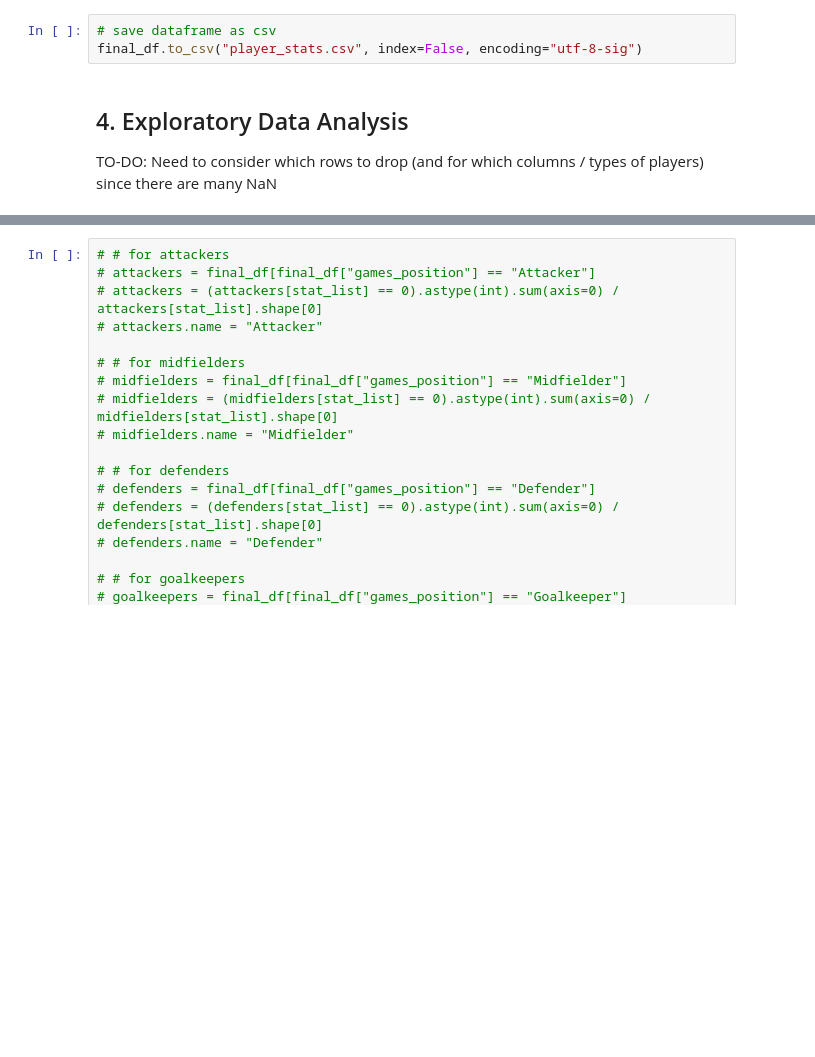
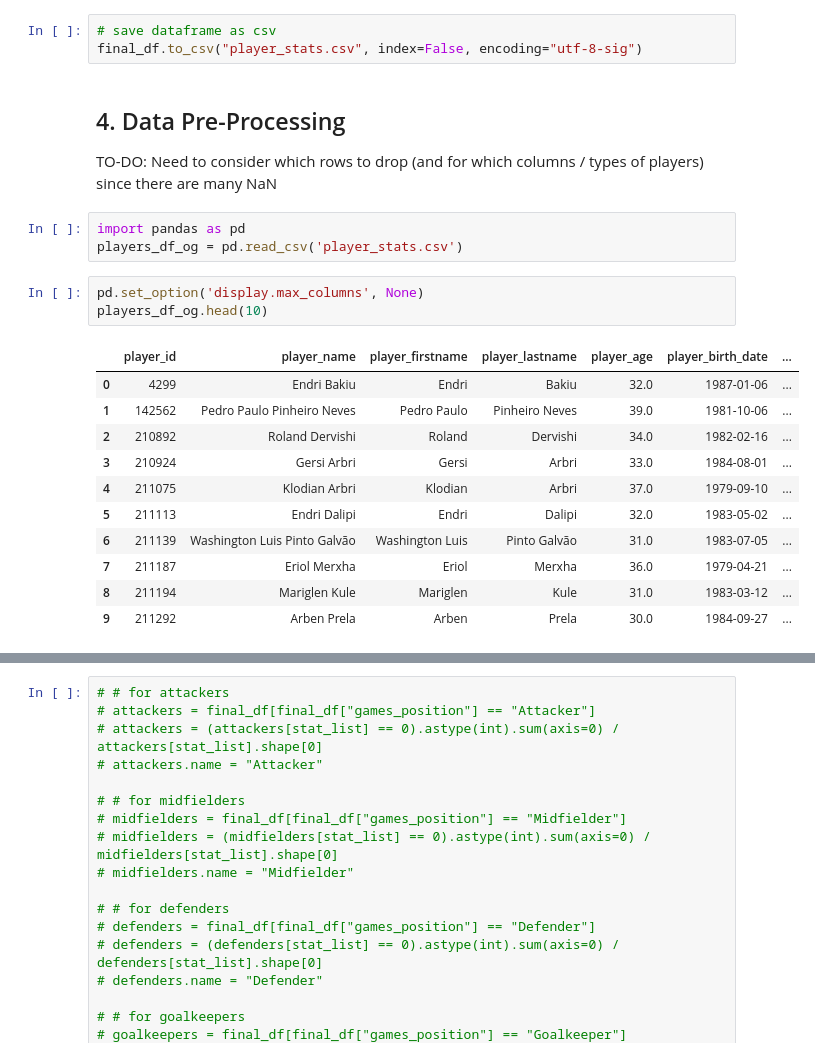
Before and after one commit to adebes/net-value, a Jupyter notebook: soccer_data.ipynb, the cells around one changed output, grey strips where cells are left out. Cells and saved outputs as stored; diff of their text form; blank space fills up the shorter version.

```diff
--- a/soccer_data.ipynb
+++ b/soccer_data.ipynb
@@ -234,6 +188,24 @@ final_df.head()
 # save dataframe as csv
 final_df.to_csv("player_stats.csv", index=False, encoding="utf-8-sig")
 # %% [markdown]
-## 4. Exploratory Data Analysis
+## 4. Data Pre-Processing
 
 TO-DO: Need to consider which rows to drop (and for which columns / types of players) since there are many NaN
+# %%
+import pandas as pd
+players_df_og = pd.read_csv('player_stats.csv')
+# %%
+pd.set_option('display.max_columns', None)
+players_df_og.head(10)
+# %% [output]
+|  | player_id | player_name | player_firstname | player_lastname | player_age | player_birth_date | ... |
+| 0 | 4299 | Endri Bakiu | Endri | Bakiu | 32.0 | 1987-01-06 | ... |
+| 1 | 142562 | Pedro Paulo Pinheiro Neves | Pedro Paulo | Pinheiro Neves | 39.0 | 1981-10-06 | ... |
+| 2 | 210892 | Roland Dervishi | Roland | Dervishi | 34.0 | 1982-02-16 | ... |
+| 3 | 210924 | Gersi Arbri | Gersi | Arbri | 33.0 | 1984-08-01 | ... |
+| 4 | 211075 | Klodian Arbri | Klodian | Arbri | 37.0 | 1979-09-10 | ... |
+| 5 | 211113 | Endri Dalipi | Endri | Dalipi | 32.0 | 1983-05-02 | ... |
+| 6 | 211139 | Washington Luis Pinto Galvão | Washington Luis | Pinto Galvão | 31.0 | 1983-07-05 | ... |
+| 7 | 211187 | Eriol Merxha | Eriol | Merxha | 36.0 | 1979-04-21 | ... |
+| 8 | 211194 | Mariglen Kule | Mariglen | Kule | 31.0 | 1983-03-12 | ... |
+| 9 | 211292 | Arben Prela | Arben | Prela | 30.0 | 1984-09-27 | ... |
```
Also changed, not shown: parts of 62 cells of this notebook.
